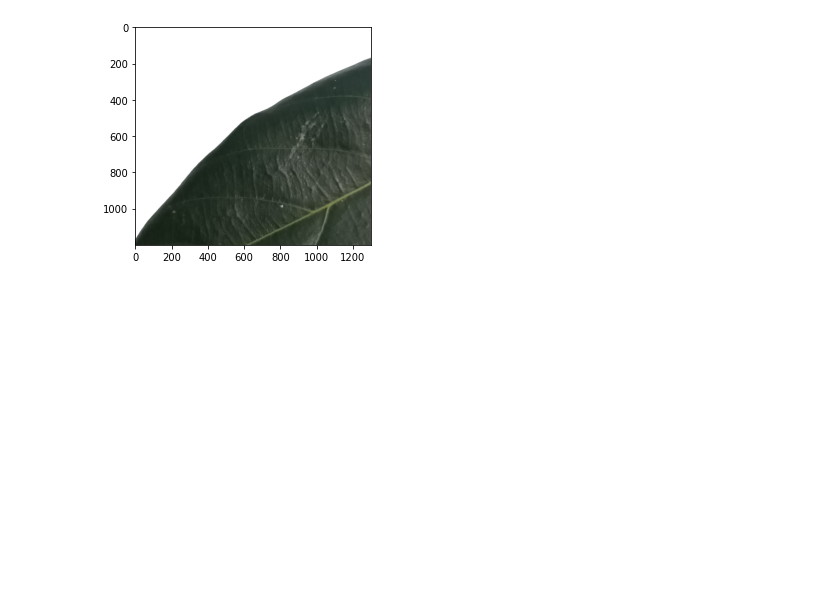
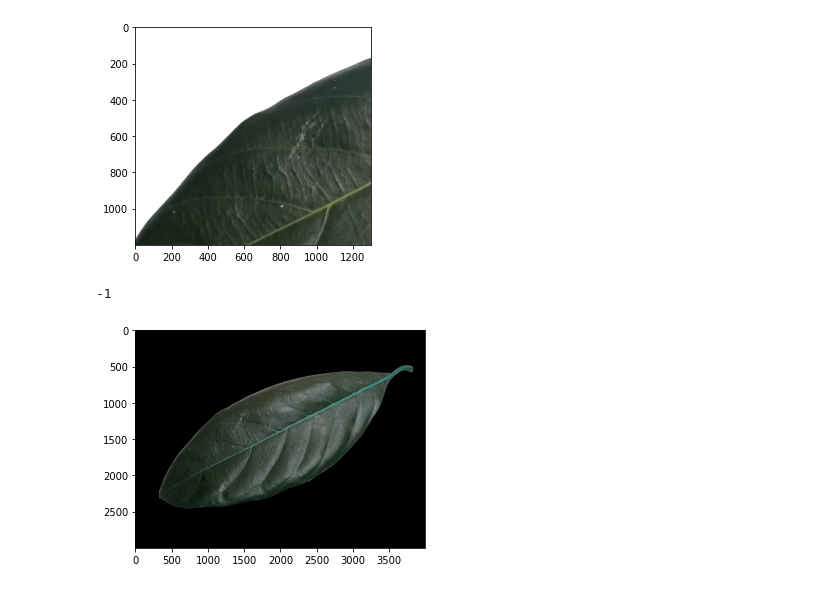
Before and after one commit to medinaks/computer_vision, a Jupyter notebook: image_fundamental/if_basic_command.ipynb, the cells around one changed output. Drawn from its saved outputs; the diff is of its cells as text; code cells hidden in the pictures; blank space fills up the shorter version.

```diff
--- a/image_fundamental/if_basic_command.ipynb
+++ b/image_fundamental/if_basic_command.ipynb
@@ -76,3 +85,32 @@ plt.imshow(cropped_image)
 plt.show()
 # %% [output]
 [figure]
+# %%
+import cv2
+import numpy as np
+
+def process(img):
+    img_gray = cv2.cvtColor(img, cv2.COLOR_BGR2GRAY)
+    img_canny = cv2.Canny(img_gray, 0, 50)
+    img_dilate = cv2.dilate(img_canny, None, iterations=1)
+    img_erode = cv2.erode(img_dilate, None, iterations=1)
+    return img_erode
+
+def get_masked(img):
+    h, w, _ = img.shape
+    center = h // 2, w // 2
+    contours, _ = cv2.findContours(process(img), cv2.RETR_EXTERNAL, cv2.CHAIN_APPROX_NONE)
+    for cnt in contours:
+        if cv2.contourArea(cnt) > 100:
+            if cv2.pointPolygonTest(cnt, center, False) > 0:
+                mask = np.zeros((h, w), 'uint8')
+                cv2.drawContours(mask, [cnt], -1, 255, -1)
+                return cv2.bitwise_and(img, img, mask=mask)
+
+img = cv2.imread("/content/computer_vision/images/daun_nangka/051.png")
+img_masked = get_masked(img);
+plt.imshow(img_masked)
+cv2.waitKey(0)
+# %% [output]
+-1
+[figure, added]
```
Also changed, not shown: parts of 5 cells of this notebook.
